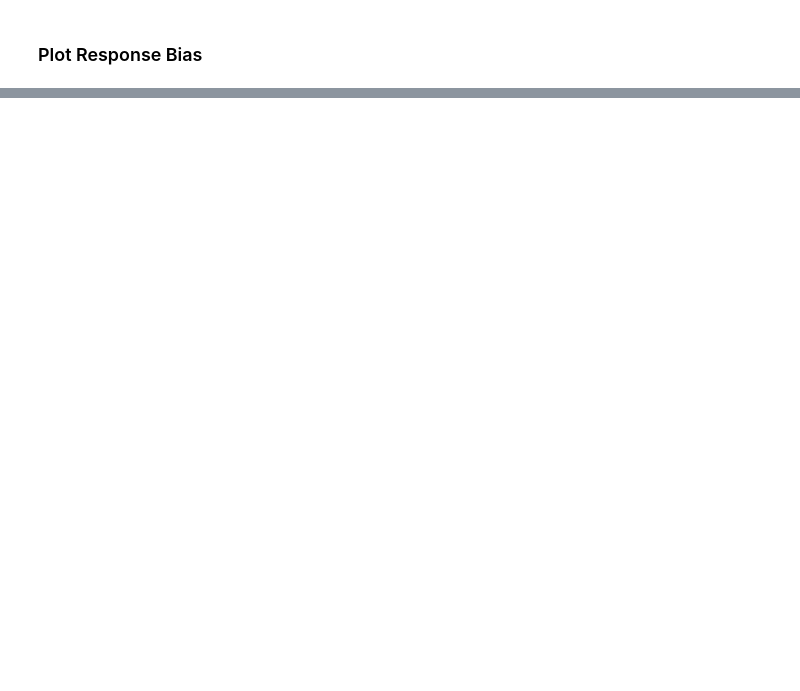
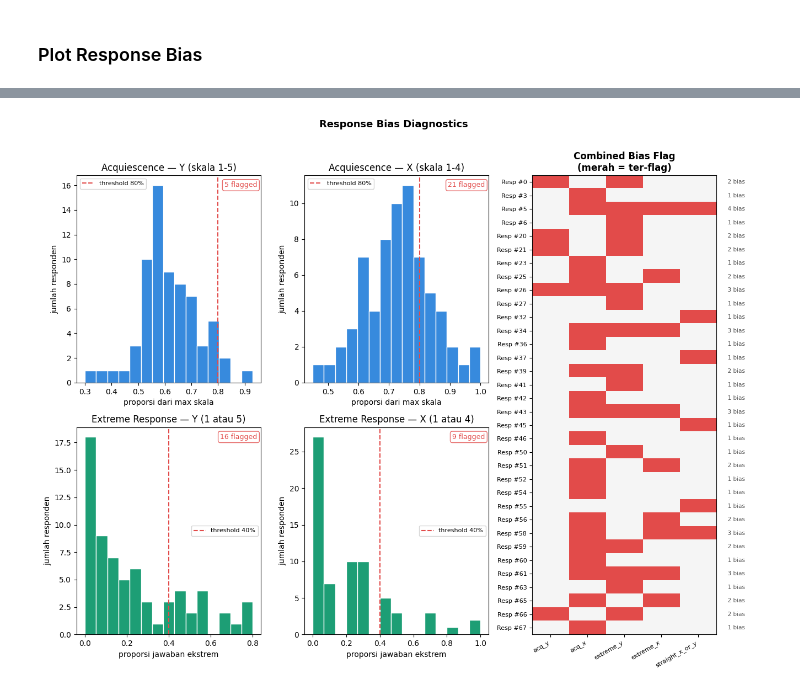
Before and after one commit to williamuntung/Pengaruh-Efikasi-Diri-Terhadap-Tingkat-Stress-Periode-UTS-Data-Science-B28, a Jupyter notebook: measurement_quality.ipynb, the cells around one changed output, grey strips where cells are left out. Drawn from its saved outputs; the diff is of its cells as text; code cells hidden in the pictures; blank space fills up the shorter version.

```diff
--- a/measurement_quality.ipynb
+++ b/measurement_quality.ipynb
@@ -203,7 +204,7 @@ def item_total_check(df, items, label):
     print("\nValid:", valid_count, "/", len(items), "items")
 # %%
 for name, items in subscale_items_y.items():
-    item_total_check(var_y, items, f"Y - {name}")
+    item_total_check(var_y, items, f"{name}")
 # %% [output]
 ==================================================
  Y - Faktor 2
@@ -271,6 +244,0 @@ KMO Score: 0.739
-# %%
-# ── 2. EFA dengan 5 faktor (sesuai struktur ASI) ─────────────
-fa = FactorAnalyzer(n_factors=5, rotation="oblimin")
-# oblimin karena sub-skala stress kemungkinan saling berkorelasi
-# kalau mau asumsikan tidak berkorelasi, ganti ke "varimax"
-fa.fit(var_y)
@@ -430,8 +454,8 @@ True      5
 Name: count, dtype: int64
 # %%
 x_mean = var_x.mean(axis = 1) / 4
-x_high_acq = x_mean >= 0.85
-x_low_acq = x_mean <= 0.15
+x_high_acq = x_mean >= 0.8
+x_low_acq = x_mean <= 0.2
 x_acq_flag = x_high_acq | x_low_acq
 x_acq_flag.value_counts()
 # %% [output]
@@ -442,6 +466,6 @@ Name: count, dtype: int64
 ### b. Extreme Response Bias
 # %%
 extreme_y = var_y.apply(lambda r: ((r == 1) | (r == 5)).mean(), axis = 1)
-extreme_y_flag = extreme_y > 0.6
+extreme_y_flag = extreme_y > 0.4
 extreme_y_flag.value_counts()
 # %% [output]
@@ -616,0 +597,81 @@ plt.show()
+# %%
+fig = plt.figure(figsize=(13, 10))
+
+# Helper: hitung flagged count dan tambahkan anotasi ke plot
+def annotate_flagged(ax, flag_series, threshold, orientation="vertical"):
+    n_flagged = flag_series.sum()
+    ax.text(0.98, 0.97, f"{n_flagged} flagged",
+            transform=ax.transAxes, ha="right", va="top",
+            fontsize=9, color="#E24B4A",
+            bbox=dict(boxstyle="round,pad=0.3", facecolor="white", edgecolor="#E24B4A", alpha=0.8))
+
+# ── Baris 1: Acquiescence ─────────────────────────────────────
+ax1 = fig.add_subplot(2, 3, 1)
+ax1.hist(y_mean, bins=15, color="#378ADD", edgecolor="white")
+ax1.axvline(0.8, color="#E24B4A", linestyle="--", linewidth=1.5, label="threshold 80%")
+ax1.set_title("Acquiescence — Y (skala 1-5)")
+ax1.set_xlabel("proporsi dari max skala")
+ax1.set_ylabel("jumlah responden")
+ax1.legend(fontsize=8)
+annotate_flagged(ax1, y_acq_flag, 0.8)
+
+ax2 = fig.add_subplot(2, 3, 2)
+ax2.hist(x_mean, bins=15, color="#378ADD", edgecolor="white")
+ax2.axvline(0.8, color="#E24B4A", linestyle="--", linewidth=1.5, label="threshold 80%")
+ax2.set_title("Acquiescence — X (skala 1-4)")
+ax2.set_xlabel("proporsi dari max skala")
+ax2.set_ylabel("jumlah responden")
+ax2.legend(fontsize=8)
+annotate_flagged(ax2, x_acq_flag, 0.8)
+
+# ── Baris 1: Extreme Response ─────────────────────────────────
+ax3 = fig.add_subplot(2, 3, 4)
+ax3.hist(extreme_y, bins=15, color="#1D9E75", edgecolor="white")
+ax3.axvline(0.4, color="#E24B4A", linestyle="--", linewidth=1.5, label="threshold 40%")
+ax3.set_title("Extreme Response — Y (1 atau 5)")
+ax3.set_xlabel("proporsi jawaban ekstrem")
+ax3.set_ylabel("jumlah responden")
+ax3.legend(fontsize=8)
+annotate_flagged(ax3, extreme_y_flag, 0.6)
+
+ax4 = fig.add_subplot(2, 3, 5)
+ax4.hist(extreme_x, bins=15, color="#1D9E75", edgecolor="white")
+ax4.axvline(0.4, color="#E24B4A", linestyle="--", linewidth=1.5, label="threshold 40%")
+ax4.set_title("Extreme Response — X (1 atau 4)")
+ax4.set_xlabel("proporsi jawaban ekstrem")
+ax4.set_ylabel("jumlah responden")
+ax4.legend(fontsize=8)
+annotate_flagged(ax4, extreme_x_flag, 0.4)
+
+# ── Combined Bias Heatmap ─────────────────────────────────────
+ax5 = fig.add_subplot(1, 3, 3)
+
+heatmap_data = bias_summary[bias_summary["total_bias"] > 0].drop(columns="total_bias").astype(int)
+
+if len(heatmap_data) == 0:
+    ax5.text(0.5, 0.5, "Tidak ada responden\nyang ter-flag",
+             ha="center", va="center", transform=ax5.transAxes, fontsize=10)
+    ax5.axis("off")
+else:
+    import matplotlib.colors as mcolors
+    cmap = mcolors.ListedColormap(["#F5F5F5", "#E24B4A"])
+
+    im = ax5.imshow(heatmap_data.values, aspect="auto", cmap=cmap, vmin=0, vmax=1)
+
+    ax5.set_xticks(range(len(heatmap_data.columns)))
+    ax5.set_xticklabels(heatmap_data.columns, rotation=30, ha="right", fontsize=8)
+    ax5.set_yticks(range(len(heatmap_data)))
+    ax5.set_yticklabels([f"Resp #{i}" for i in heatmap_data.index], fontsize=8)
+    ax5.set_title("Combined Bias Flag\n(merah = ter-flag)", fontweight="bold")
+
+    # Anotasi total bias per responden
+    total_per_resp = bias_summary.loc[heatmap_data.index, "total_bias"]
+    for i, (idx, total) in enumerate(total_per_resp.items()):
+        ax5.text(len(heatmap_data.columns) - 0.3, i, f"  {total} bias",
+                 va="center", fontsize=7.5, color="#555")
+
+plt.suptitle("Response Bias Diagnostics", fontsize=13, fontweight="bold", y=1.01)
+plt.tight_layout()
+plt.show()
+# %% [output]
+[figure, added]
```
Also changed, not shown: parts of 34 cells of this notebook, 3 other files.
